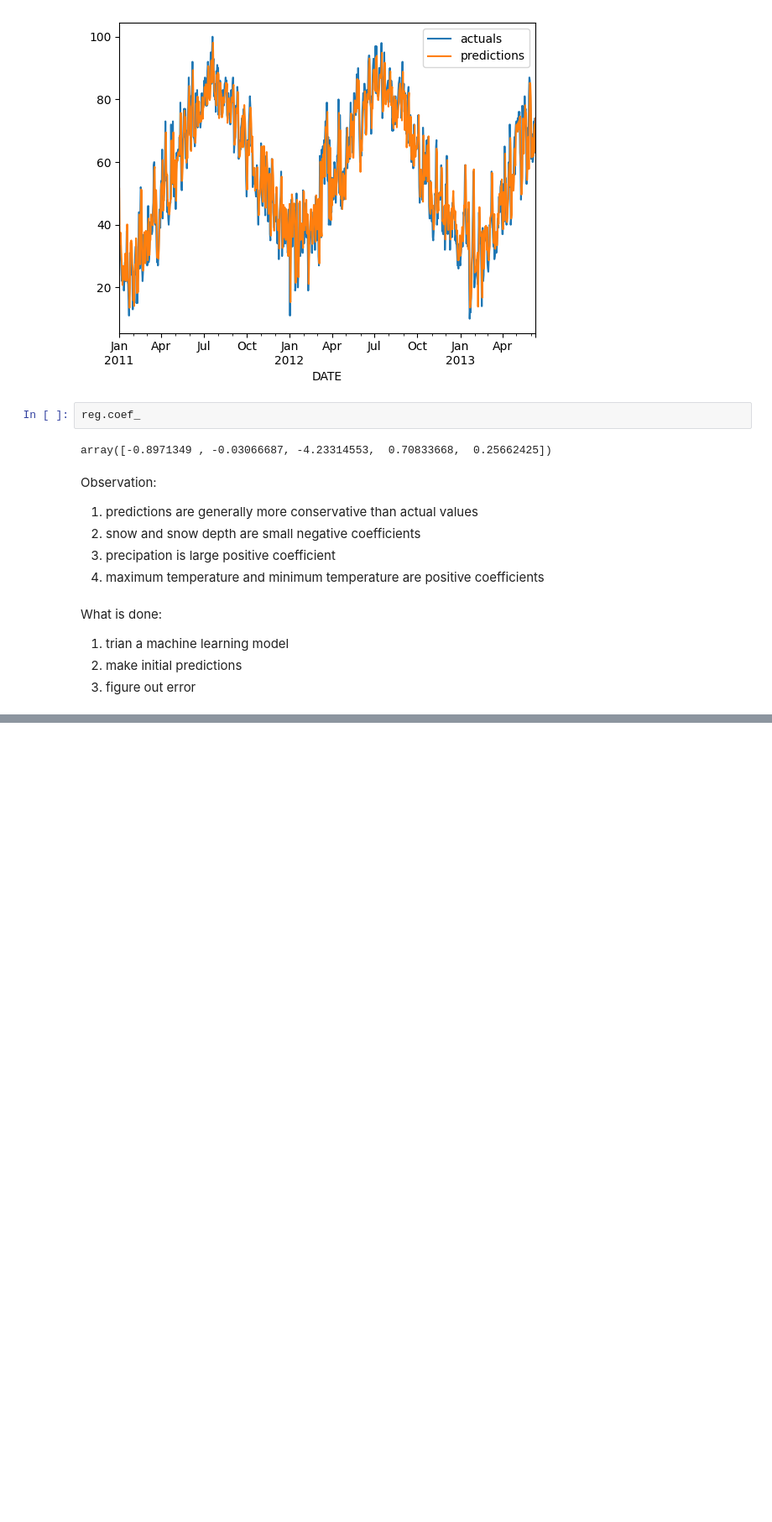
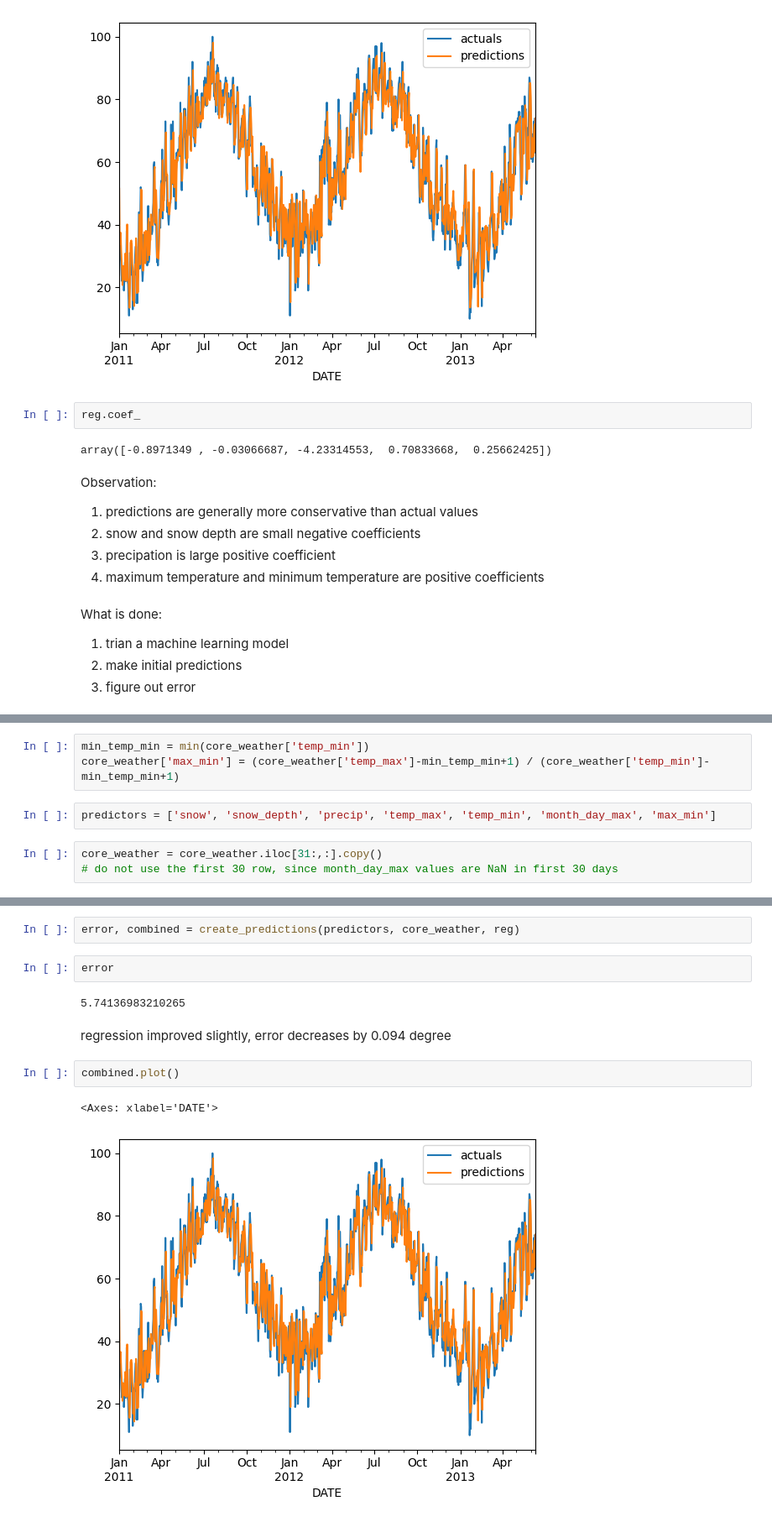
Before and after one commit to aaronwu001/Weather-Predictor, a Jupyter notebook: Weather Forecast.ipynb, the cells around one changed output, grey strips where cells are left out. Shown at 84% size. Cells and saved outputs as stored; diff of their text form; blank space fills up the shorter version.

```diff
--- a/Weather Forecast.ipynb
+++ b/Weather Forecast.ipynb
@@ -370,0 +411,8 @@ What is done:
+# %%
+min_temp_min = min(core_weather['temp_min'])
+core_weather['max_min'] = (core_weather['temp_max']-min_temp_min+1) / (core_weather['temp_min']-min_temp_min+1)
+# %%
+predictors = ['snow', 'snow_depth', 'precip', 'temp_max', 'temp_min', 'month_day_max', 'max_min']
+# %%
+core_weather = core_weather.iloc[31:,:].copy()
+# do not use the first 30 row, since month_day_max values are NaN in first 30 days
@@ -370,0 +431,13 @@ What is done:
+# %%
+error, combined = create_predictions(predictors, core_weather, reg)
+# %%
+error
+# %% [output]
+5.74136983210265
+# %% [markdown]
+regression improved slightly, error decreases by 0.094 degree
+# %%
+combined.plot()
+# %% [output]
+<Axes: xlabel='DATE'>
+[figure, added]
```
Also changed, not shown: parts of 7 cells of this notebook.
